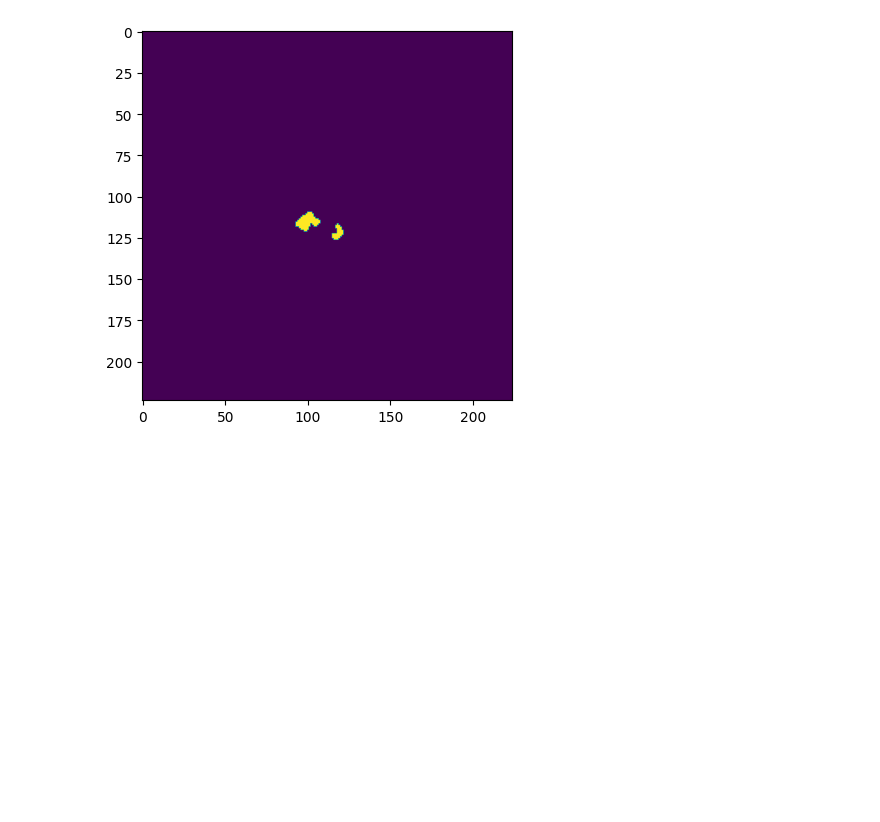
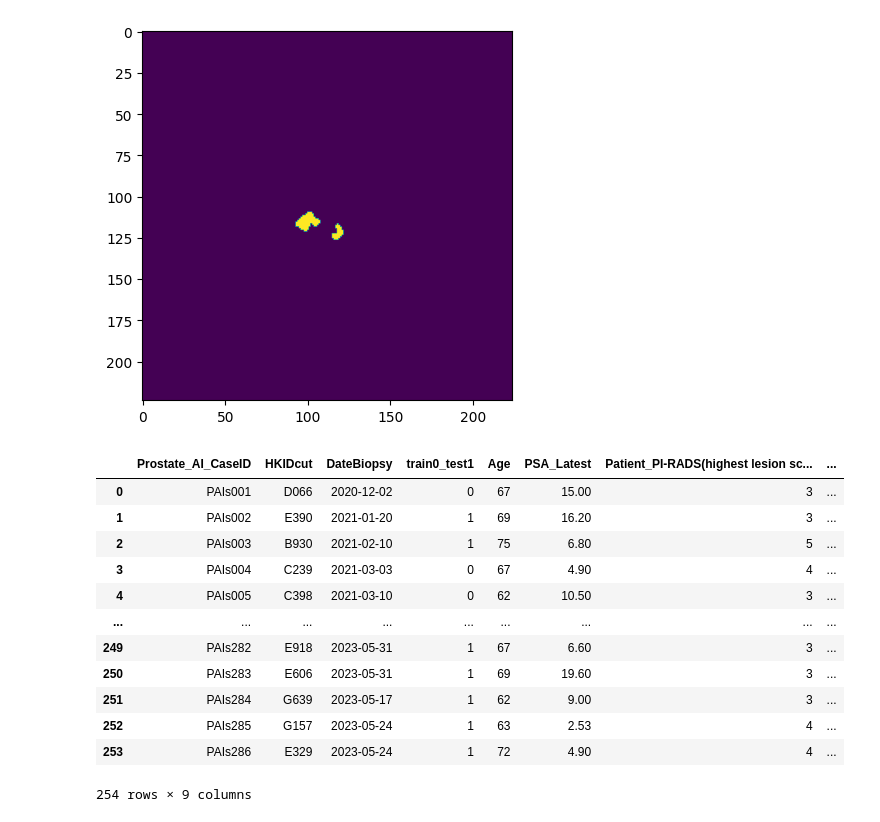
Before and after one commit to qixinhu11/ProstateInitialSub, a Jupyter notebook: check_loading.ipynb, the cells around one changed output. Drawn from its saved outputs; the diff is of its cells as text; code cells hidden in the pictures; blank space fills up the shorter version.

```diff
--- a/check_loading.ipynb
+++ b/check_loading.ipynb
@@ -187,0 +191,23 @@ plt.imshow(zoom_adc_gt[...,7])
+# %%
+# statistics
+old_csv = "/Users/qixinhu/Project/CUHK/Prostate/PAIsData/send2AIteam20231001/nopasswd.xlsx"
+new_csv = "/Users/qixinhu/Project/CUHK/Prostate/PAIsData/PAIs_Data2AIteam_20240426/nopasswd.xlsx"
+
+old_pd = pd.read_excel(old_csv)
+new_pd = pd.read_excel(new_csv)
+# %%
+new_pd
+# %% [output]
+|  | Prostate_AI_CaseID | HKIDcut | DateBiopsy | train0_test1 | Age | PSA_Latest | Patient_PI-RADS(highest lesion sc... | ... |
+| 0 | PAIs001 | D066 | 2020-12-02 | 0 | 67 | 15.00 | 3 | ... |
+| 1 | PAIs002 | E390 | 2021-01-20 | 1 | 69 | 16.20 | 3 | ... |
+| 2 | PAIs003 | B930 | 2021-02-10 | 1 | 75 | 6.80 | 5 | ... |
+| 3 | PAIs004 | C239 | 2021-03-03 | 0 | 67 | 4.90 | 4 | ... |
+| 4 | PAIs005 | C398 | 2021-03-10 | 0 | 62 | 10.50 | 3 | ... |
+| ... | ... | ... | ... | ... | ... | ... | ... | ... |
+| 249 | PAIs282 | E918 | 2023-05-31 | 1 | 67 | 6.60 | 3 | ... |
+| 250 | PAIs283 | E606 | 2023-05-31 | 1 | 69 | 19.60 | 3 | ... |
+| 251 | PAIs284 | G639 | 2023-05-17 | 1 | 62 | 9.00 | 3 | ... |
+| 252 | PAIs285 | G157 | 2023-05-24 | 1 | 63 | 2.53 | 4 | ... |
+| 253 | PAIs286 | E329 | 2023-05-24 | 1 | 72 | 4.90 | 4 | ... |
+254 rows × 9 columns
```
Also changed, not shown: parts of 1 cell of this notebook, 1 other file.
